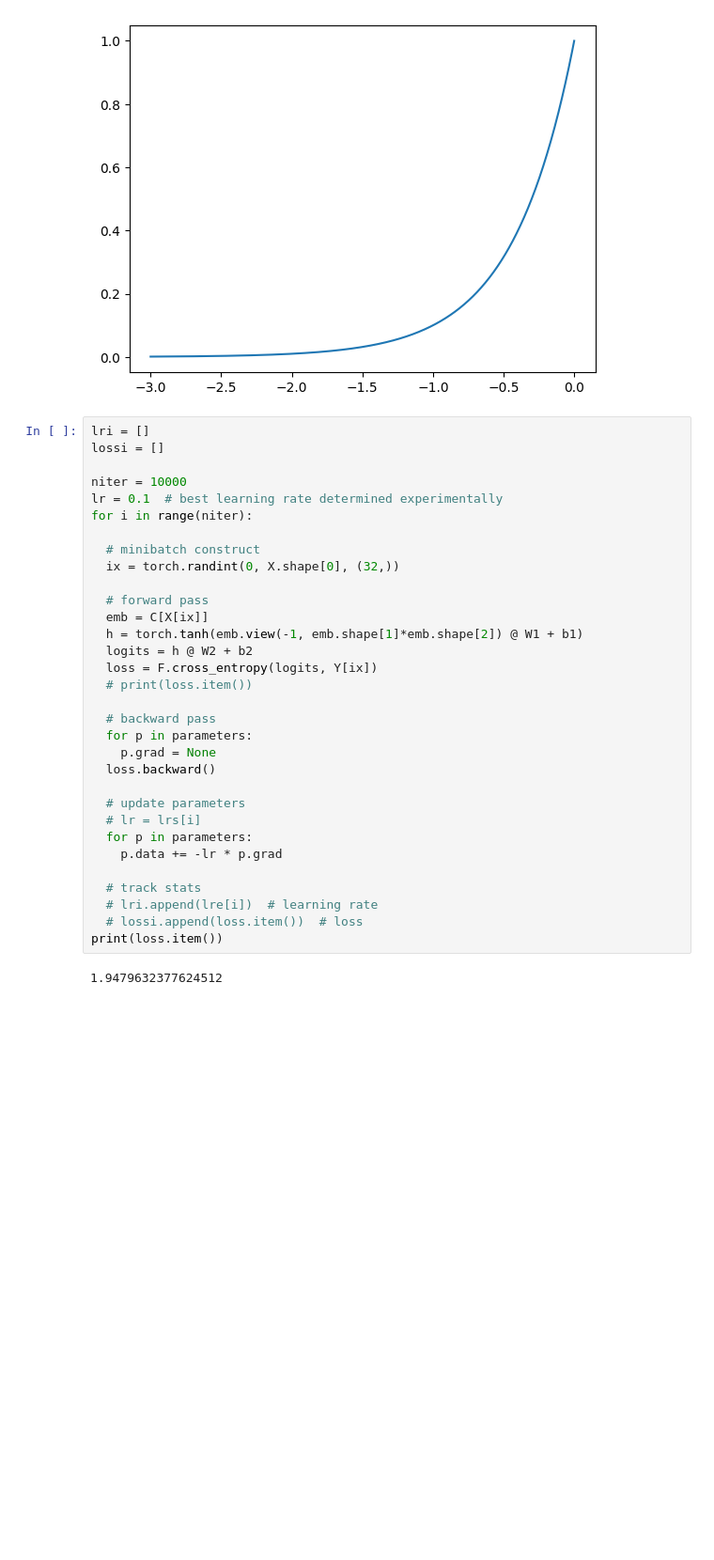
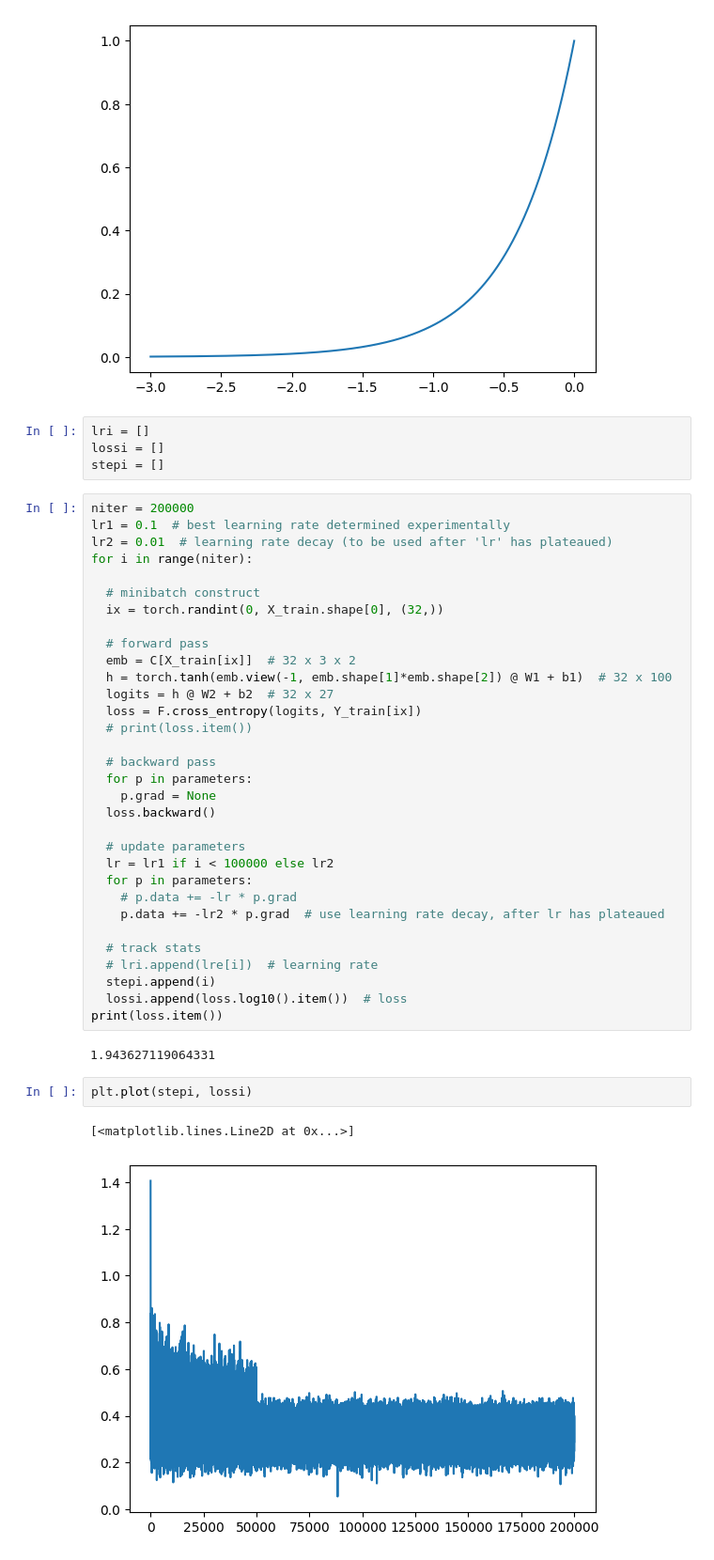
Before and after one commit to ameyaa/makemore, a Jupyter notebook: makemore_mlp.ipynb, the cells around one changed output. Shown at 94% size. Cells and saved outputs as stored; diff of their text form; blank space fills up the shorter version.

```diff
--- a/makemore_mlp.ipynb
+++ b/makemore_mlp.ipynb
@@ -316,22 +332,24 @@ plt.plot(lre, lrs)
 # %% [output]
 [<matplotlib.lines.Line2D at 0x...>]
 [figure]
+# %%
+lri = []
+lossi = []
+stepi = []
 # %%
-lri = []
-lossi = []
-
-niter = 10000
-lr = 0.1  # best learning rate determined experimentally
+niter = 200000
+lr1 = 0.1  # best learning rate determined experimentally
+lr2 = 0.01  # learning rate decay (to be used after 'lr' has plateaued)
 for i in range(niter):
 
   # minibatch construct
-  ix = torch.randint(0, X.shape[0], (32,))
+  ix = torch.randint(0, X_train.shape[0], (32,))
 
   # forward pass
-  emb = C[X[ix]]
-  h = torch.tanh(emb.view(-1, emb.shape[1]*emb.shape[2]) @ W1 + b1)
-  logits = h @ W2 + b2
-  loss = F.cross_entropy(logits, Y[ix])
+  emb = C[X_train[ix]]  # 32 x 3 x 2
+  h = torch.tanh(emb.view(-1, emb.shape[1]*emb.shape[2]) @ W1 + b1)  # 32 x 100
+  logits = h @ W2 + b2  # 32 x 27
+  loss = F.cross_entropy(logits, Y_train[ix])
   # print(loss.item())
 
   # backward pass
@@ -340,13 +358,20 @@ for i in range(niter):
   loss.backward()
 
   # update parameters
-  # lr = lrs[i]
+  lr = lr1 if i < 100000 else lr2
   for p in parameters:
-    p.data += -lr * p.grad
+    # p.data += -lr * p.grad
+    p.data += -lr2 * p.grad  # use learning rate decay, after lr has plateaued
 
   # track stats
   # lri.append(lre[i])  # learning rate
-  # lossi.append(loss.item())  # loss
+  stepi.append(i)
+  lossi.append(loss.log10().item())  # loss
 print(loss.item())
 # %% [output]
-1.9479632377624512
+1.943627119064331
+# %%
+plt.plot(stepi, lossi)
+# %% [output]
+[<matplotlib.lines.Line2D at 0x...>]
+[figure, added]
```
Also changed, not shown: parts of 18 cells of this notebook.
